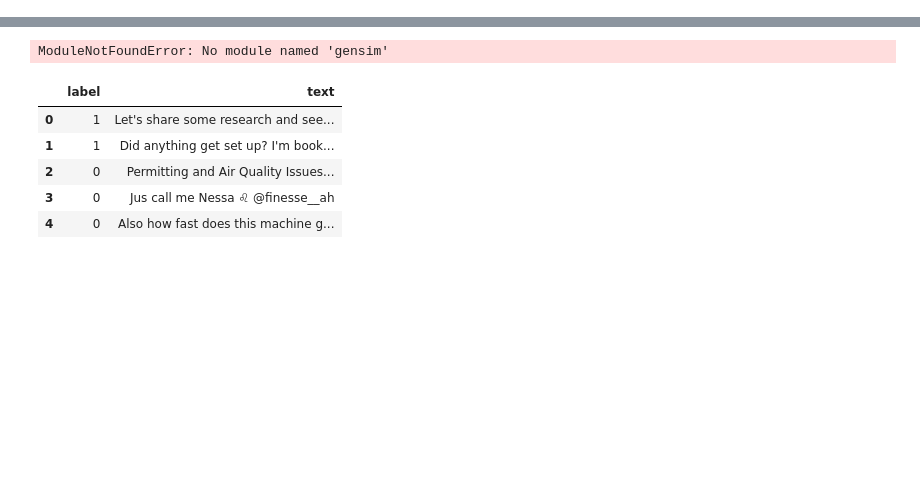
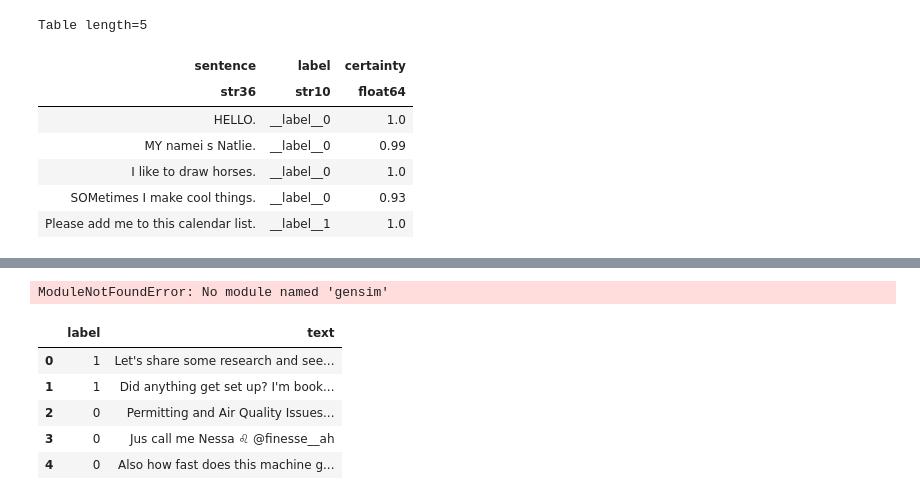
Before and after one commit to georgetao/extraction, a Jupyter notebook: notebooks/classification_testing_pipeline.ipynb, the cells around one changed output, grey strips where cells are left out. Drawn from its saved outputs; the diff is of its cells as text; code cells hidden in the pictures; blank space fills up the shorter version.

```diff
--- a/notebooks/classification_testing_pipeline.ipynb
+++ b/notebooks/classification_testing_pipeline.ipynb
@@ -0,0 +8,35 @@
+# %%
+email = "HELLO. MY namei s Natlie. I like to draw horses. SOMetimes I make cool things. Please add me to this calendar list."
+# %%
+# process text
+def preprocess_text(text):
+    text = sent_tokenize(text)
+    out = []
+    for sentence in text:
+        if type(sentence) == str:
+            # clean text
+            clean = preprocess.clean(sentence)
+            # clean info
+            clean = preprocess.clean_info(clean)
+
+            out.append(clean)
+        else:
+            out.append("")
+    return out
+
+sentences = preprocess_text(email)
+
+# load fasttest model
+ft_model = fasttext.load_model("best_ft_model.bin")
+
+# classify sentences
+t = Table()
+
+t["sentence"] = sentences
+t["label"] = [ft_model.predict(sentence)[0][0] for sentence in sentences]
+t["certainty"] = [round(ft_model.predict(sentence)[1][0], 2) for sentence in sentences]
+prediction = [sentence + ": " + ft_model.predict(sentence)[0][0] + " certainty: " + str(round(ft_model.predict(sentence)[1][0] * 100, 2)) for sentence in sentences]
+
+# output results
+t
+# %% [output]
@@ -0,0 +44,8 @@
+Table length=5
+| sentence | label | certainty |
+| str36 | str10 | float64 |
+| HELLO. | __label__0 | 1.0 |
+| MY namei s Natlie. | __label__0 | 0.99 |
+| I like to draw horses. | __label__0 | 1.0 |
+| SOMetimes I make cool things. | __label__0 | 0.93 |
+| Please add me to this calendar list. | __label__1 | 1.0 |
```
Also changed, not shown: parts of 10 cells of this notebook, 19 other files.
